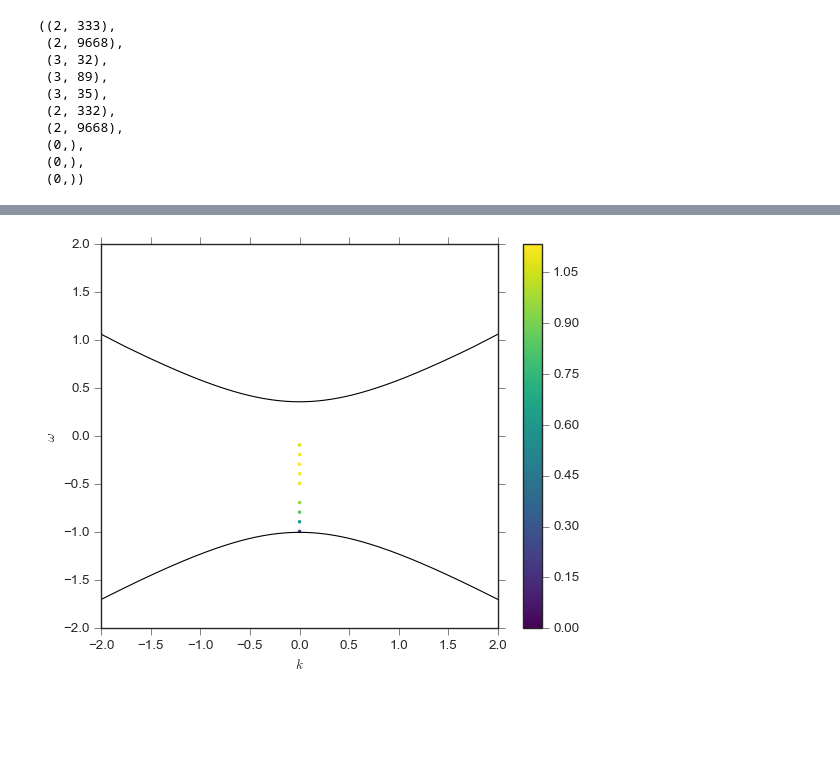
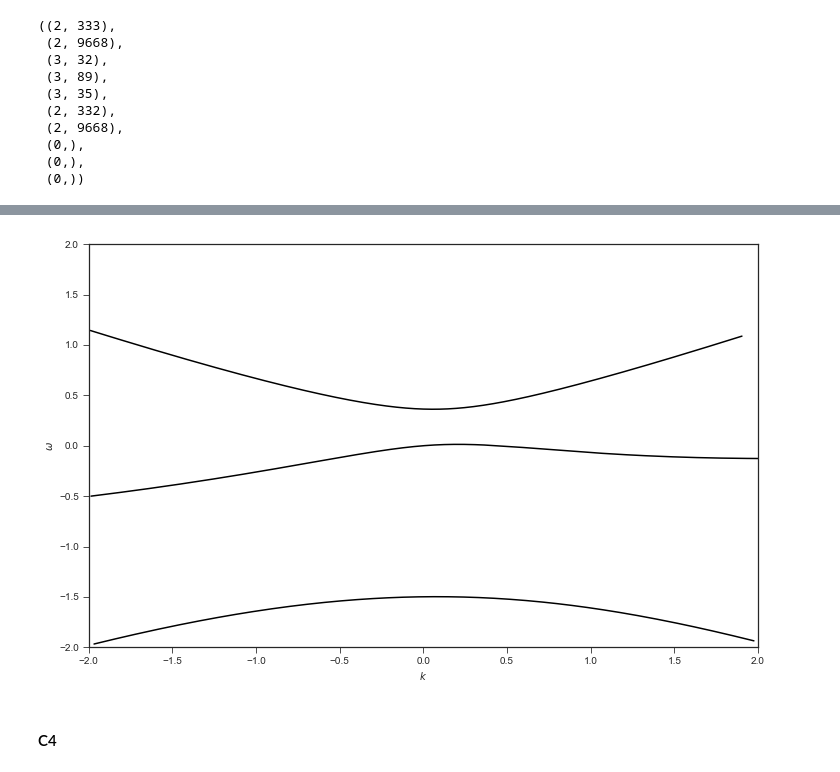
Before and after one commit to emptymalei/dispersion-relation-paper, a Jupyter notebook: program/plots.ipynb, the cells around one changed output, grey strips where cells are left out. Drawn from its saved outputs; the diff is of its cells as text; code cells hidden in the pictures; blank space fills up the shorter version.

Commit message:
update two zenith angles and three angles

```diff
--- a/program/plots.ipynb
+++ b/program/plots.ipynb
@@ -118,0 +200,13 @@ plt.show()
+# %%
+# Import data for WC1 spectrum
+spectDB3WC1DRDBPltDataUpper = np.transpose( np.genfromtxt ('data/dr-db-three/spectDB3WC1DRDBPltData-upper.csv', delimiter=",")  )
+spectDB3WC1DRDBPltDataMid = np.transpose( np.genfromtxt ('data/dr-db-three/spectDB3WC1DRDBPltData-mid.csv', delimiter=",")  )
+spectDB3WC1DRDBPltDataLower = np.transpose( np.genfromtxt ('data/dr-db-three/spectDB3WC1DRDBPltData-lower.csv', delimiter=",")  )
+
+
+spectDB3WC1DRDBMZAPltDataUpper = np.transpose( np.genfromtxt ('data/dr-db-three/spectDB3WC1DRDBMZAPltData-upper.csv', delimiter=",")  )
+spectDB3WC1DRDBMZAPltDataMid = np.transpose( np.genfromtxt ('data/dr-db-three/spectDB3WC1DRDBMZAPltData-mid.csv', delimiter=",")  )
+spectDB3WC1DRDBMZAPltDataLower = np.transpose( np.genfromtxt ('data/dr-db-three/spectDB3WC1DRDBMZAPltData-lower.csv', delimiter=",")  )
+
+
+lsaMAARODataDB3WC1 = np.transpose( np.genfromtxt ('data/dr-db-three/lsaMAARODataDB3WC1.csv', delimiter=",")  )
@@ -119,15 +231,18 @@ plt.show()
 # %%
-spectDBWC1DRDBMZApPlt,  spectDBWC1DRDBMZApPltax = plt.subplots()
-plt.plot(spectDBWC1DRDBMZAPltDataUpper[0],spectDBWC1DRDBMZAPltDataUpper[1],'-k')
-plt.plot(spectDBWC1DRDBMZAPltDataLower[0],spectDBWC1DRDBMZAPltDataLower[1],'-k')
-lsaMZApRODataDBWC1Plt =plt.scatter(lsaMZApRODataDBWC1[1][::10],lsaMZApRODataDBWC1[0][::10], c=lsaMZApRODataDBWC1[2][::10], s=10, vmin=0, cmap='viridis', edgecolors='none')
-plt.colorbar(lsaMZApRODataDBWC1Plt)
+spectDB3WC1DRDBMZApPlt,  spectDB3WC1DRDBMZApPltax = plt.subplots()
+plt.plot(spectDB3WC1DRDBMZAPltDataUpper[0],spectDB3WC1DRDBMZAPltDataUpper[1],'-k')
+plt.plot(spectDB3WC1DRDBMZAPltDataMid[0],spectDB3WC1DRDBMZAPltDataMid[1],'-k')
+plt.plot(spectDB3WC1DRDBMZAPltDataLower[0],spectDB3WC1DRDBMZAPltDataLower[1],'-k')
+# lsaMZApRODataDBWC1Plt =plt.scatter(lsaMZApRODataDBWC1[1][::10],lsaMZApRODataDBWC1[0][::10], c=lsaMZApRODataDBWC1[2][::10], s=10, vmin=0, cmap='viridis', edgecolors='none')
+# plt.colorbar(lsaMZApRODataDBWC1Plt)
 plt.xlim([-2,2])
 plt.ylim([-2,2])
 plt.xlabel('$k$')
 plt.ylabel('$\omega$')
 # plt.title('Dispersion Relation and Instabilities for WC1')
-plt.savefig('../assets/spectDBWC1DRDBMZApPlt.pdf',bbox_inches='tight')
+plt.savefig('../assets/spectDB3WC1DRDBMZApPlt.pdf',bbox_inches='tight')
 plt.show()
 # %% [output]
-[figure, old version]
+[figure, new version]
+# %% [markdown]
+#### C4
```
Also changed, not shown: parts of 21 cells of this notebook, 31 other files.
